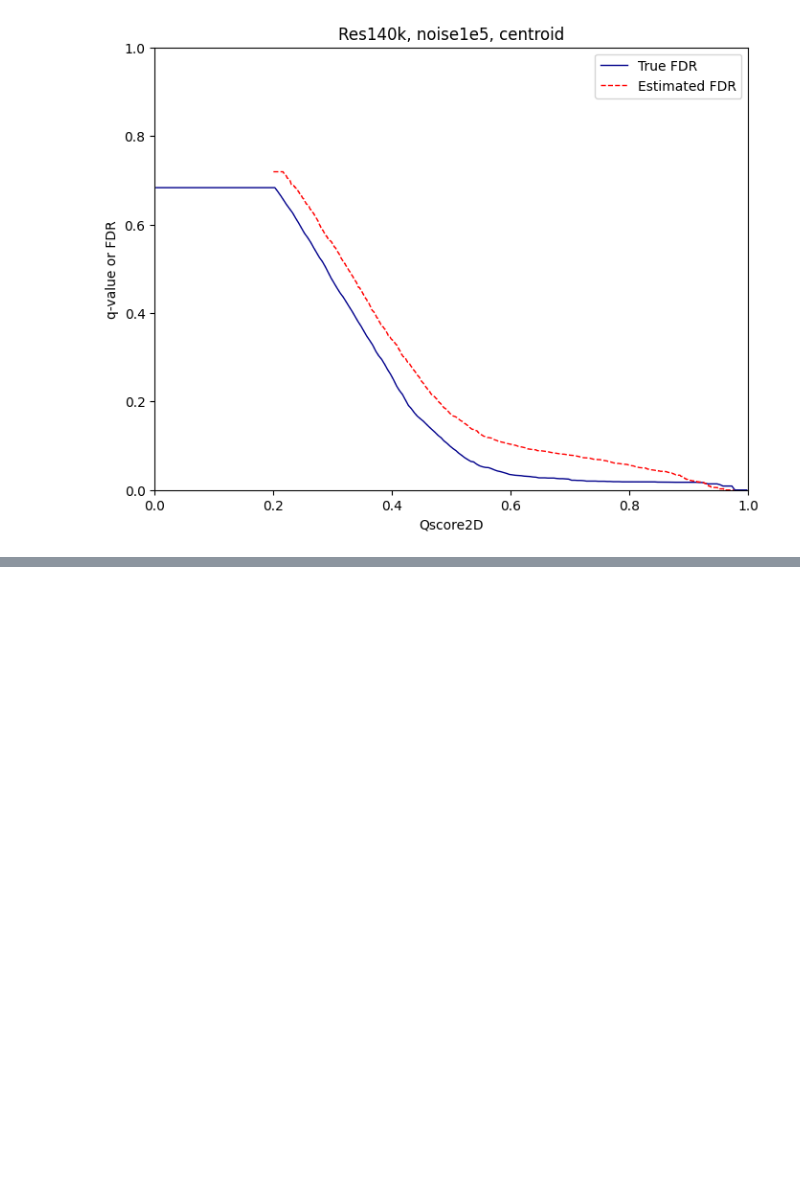
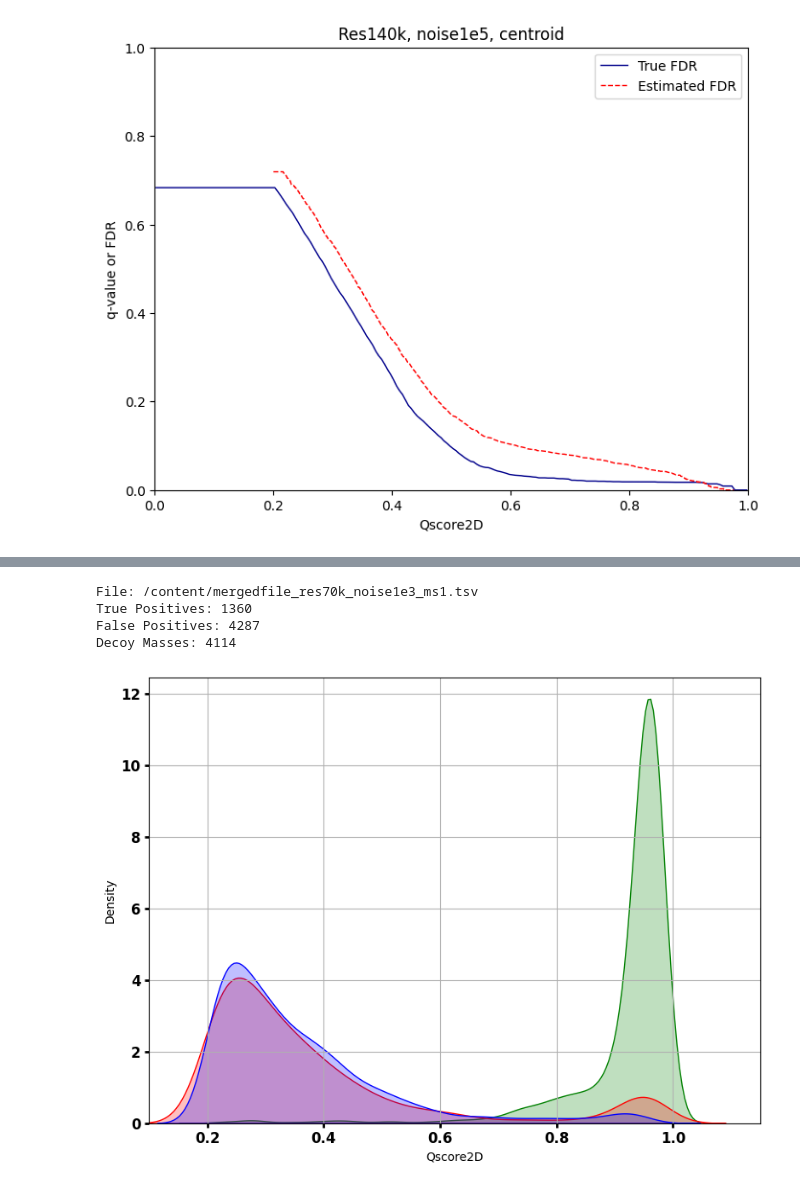
Before and after one commit to Ayesha-Feroz/Python-script-for-Mass-decoy, a Jupyter notebook: FDR_estimation_code_of_paper24.ipynb, the cells around one changed output, grey strips where cells are left out. Drawn from its saved outputs; the diff is of its cells as text; code cells hidden in the pictures; blank space fills up the shorter version.

```diff
--- a/FDR_estimation_code_of_paper24.ipynb
+++ b/FDR_estimation_code_of_paper24.ipynb
@@ -1552,3 +2093,76 @@ Pearson Correlation: 0.9954
+# %%
+import numpy as np
+import pandas as pd
+import matplotlib.pyplot as plt
+import seaborn as sns
+
+# File path to the single file you want to analyze
+file_path = '/content/mergedfile_res70k_noise1e3_ms1.tsv'
+original_path = '/content/chosen.csv'
+
+# Load the original data
+original_df = pd.read_csv(original_path)
+
+# Define constants
+protonmass = 1.00727647
+ppmtol = 10
+iso = 0
+
+# Load the current combined file
+combined_df = pd.read_csv(file_path, sep='\t')
+
+# Process scan numbers
+fdval = combined_df[['ScanNum', 'MonoisotopicMass']].copy()
+fdval['ScanNum'] += 1  # Adjust for MATLAB indexing
+
+trueset = original_df[['ScanNum', 'MonoisotopicMass']].to_numpy()
+
+# Identify true positives
+tpindex2 = np.sum(np.abs(fdval.iloc[:, 1].values[:, np.newaxis] - trueset[:, 1]) /
+                  np.maximum(fdval.iloc[:, 1].values[:, np.newaxis], trueset[:, 1]) * 1e6 < ppmtol, axis=1) > 0
+tpindex2 &= (np.sum(np.abs(fdval.iloc[:, 0].values[:, np.newaxis] - trueset[:, 0]) == 0, axis=1) > 0)
+
+if iso > 0:
+    for iso_shift in range(1, iso + 1):
+        tpindex2 |= (np.sum(np.abs(fdval.iloc[:, 1].values[:, np.newaxis] + iso_shift * protonmass - trueset[:, 1]) /
+                             np.maximum(fdval.iloc[:, 1].values[:, np.newaxis] + iso_shift * protonmass, trueset[:, 1]) * 1e6 < ppmtol, axis=1) > 0)
+        tpindex2 |= (np.sum(np.abs(fdval.iloc[:, 1].values[:, np.newaxis] - iso_shift * protonmass - trueset[:, 1]) /
+                             np.maximum(fdval.iloc[:, 1].values[:, np.newaxis] - iso_shift * protonmass, trueset[:, 1]) * 1e6 < ppmtol, axis=1) > 0)
+
+tpindex = tpindex2 & (combined_df['TargetDecoyType'] == 0)
+fpindex = (~tpindex2) & (combined_df['TargetDecoyType'] == 0)
+decoyindex = combined_df['TargetDecoyType'] > 0
+
+# Debugging: Print the sizes of the categories
+print(f"File: {file_path}")
+print(f"True Positives: {np.sum(tpindex)}")
+print(f"False Positives: {np.sum(fpindex)}")
+print(f"Decoy Masses: {np.sum(decoyindex)}")
+# Plotting
+plt.figure(figsize=(8, 6))
+if np.sum(tpindex) > 0:
+    sns.kdeplot(combined_df['Qscore2D'][tpindex], label='True Positives', fill=True, color='green')
+if np.sum(fpindex) > 0:
+    sns.kdeplot(combined_df['Qscore2D'][fpindex], label='False Positives', fill=True, color='red')
+if np.sum(decoyindex) > 0:
+    sns.kdeplot(combined_df['Qscore2D'][decoyindex], label='Decoy Masses', fill=True, color='blue')
+
+plt.xlim([0.1, 1.15])
+plt.grid(True)
+
+# Make tick labels darker and bolder
+plt.tick_params(axis='both', colors='black', labelsize=12, width=2)
+plt.xticks(fontsize=12, fontweight='bold', color='black')
+plt.yticks(fontsize=12, fontweight='bold', color='black')
+
+plt.tight_layout()
+plt.show()
+# %% [output]
+File: /content/mergedfile_res70k_noise1e3_ms1.tsv
+True Positives: 1360
+False Positives: 4287
+Decoy Masses: 4114
+[figure, added]
 # %%
 import numpy as np
 import pandas as pd
```
Also changed, not shown: parts of 20 cells of this notebook.
